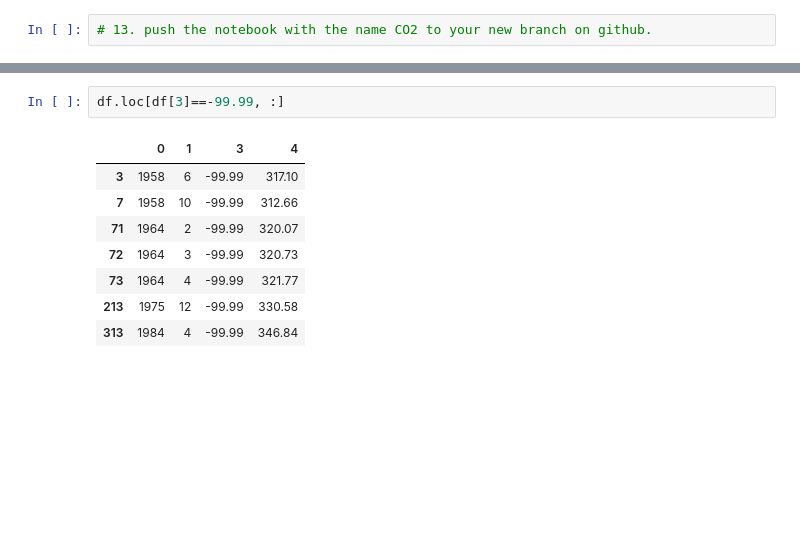
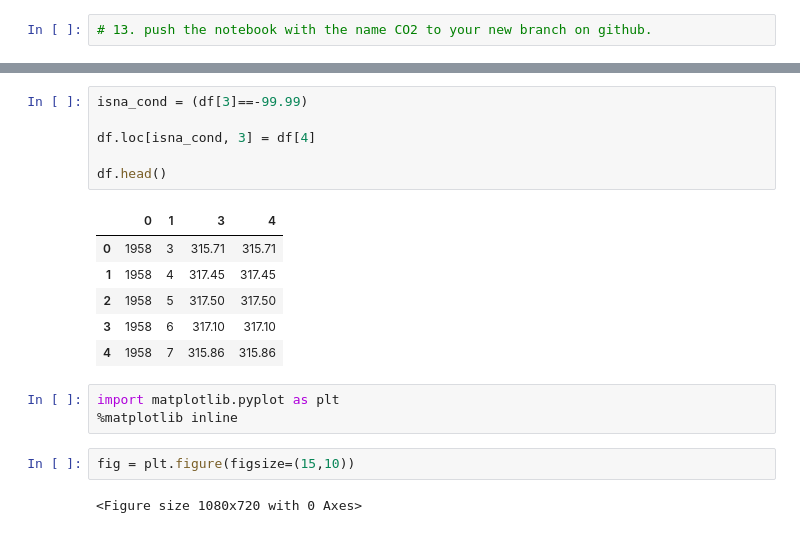
Before and after one commit to johnmarkdaniels/dc_ds_04_22_19, a Jupyter notebook: module_1/module_1_warmups/week_1/my_solutions/daniels_thursday_warmup.ipynb, the cells around one changed output, grey strips where cells are left out. Cells and saved outputs as stored; diff of their text form; blank space fills up the shorter version.

```diff
--- a/module_1/module_1_warmups/week_1/my_solutions/daniels_thursday_warmup.ipynb
+++ b/module_1/module_1_warmups/week_1/my_solutions/daniels_thursday_warmup.ipynb
@@ -213,11 +208,20 @@ Name: 3, Length: 732, dtype: bool
-# %%
-df.loc[df[3]==-99.99, :]
-# %% [output]
-|  | 0 | 1 | 3 | 4 |
-| 3 | 1958 | 6 | -99.99 | 317.10 |
-| 7 | 1958 | 10 | -99.99 | 312.66 |
-| 71 | 1964 | 2 | -99.99 | 320.07 |
-| 72 | 1964 | 3 | -99.99 | 320.73 |
-| 73 | 1964 | 4 | -99.99 | 321.77 |
-| 213 | 1975 | 12 | -99.99 | 330.58 |
-| 313 | 1984 | 4 | -99.99 | 346.84 |
+# %%
+isna_cond = (df[3]==-99.99)
+
+df.loc[isna_cond, 3] = df[4]
+
+df.head()
+# %% [output]
+|  | 0 | 1 | 3 | 4 |
+| 0 | 1958 | 3 | 315.71 | 315.71 |
+| 1 | 1958 | 4 | 317.45 | 317.45 |
+| 2 | 1958 | 5 | 317.50 | 317.50 |
+| 3 | 1958 | 6 | 317.10 | 317.10 |
+| 4 | 1958 | 7 | 315.86 | 315.86 |
+# %%
+import matplotlib.pyplot as plt
+%matplotlib inline
+# %%
+fig = plt.figure(figsize=(15,10))
+# %% [output]
+<Figure size 1080x720 with 0 Axes>
```
Also changed, not shown: parts of 5 cells of this notebook.
